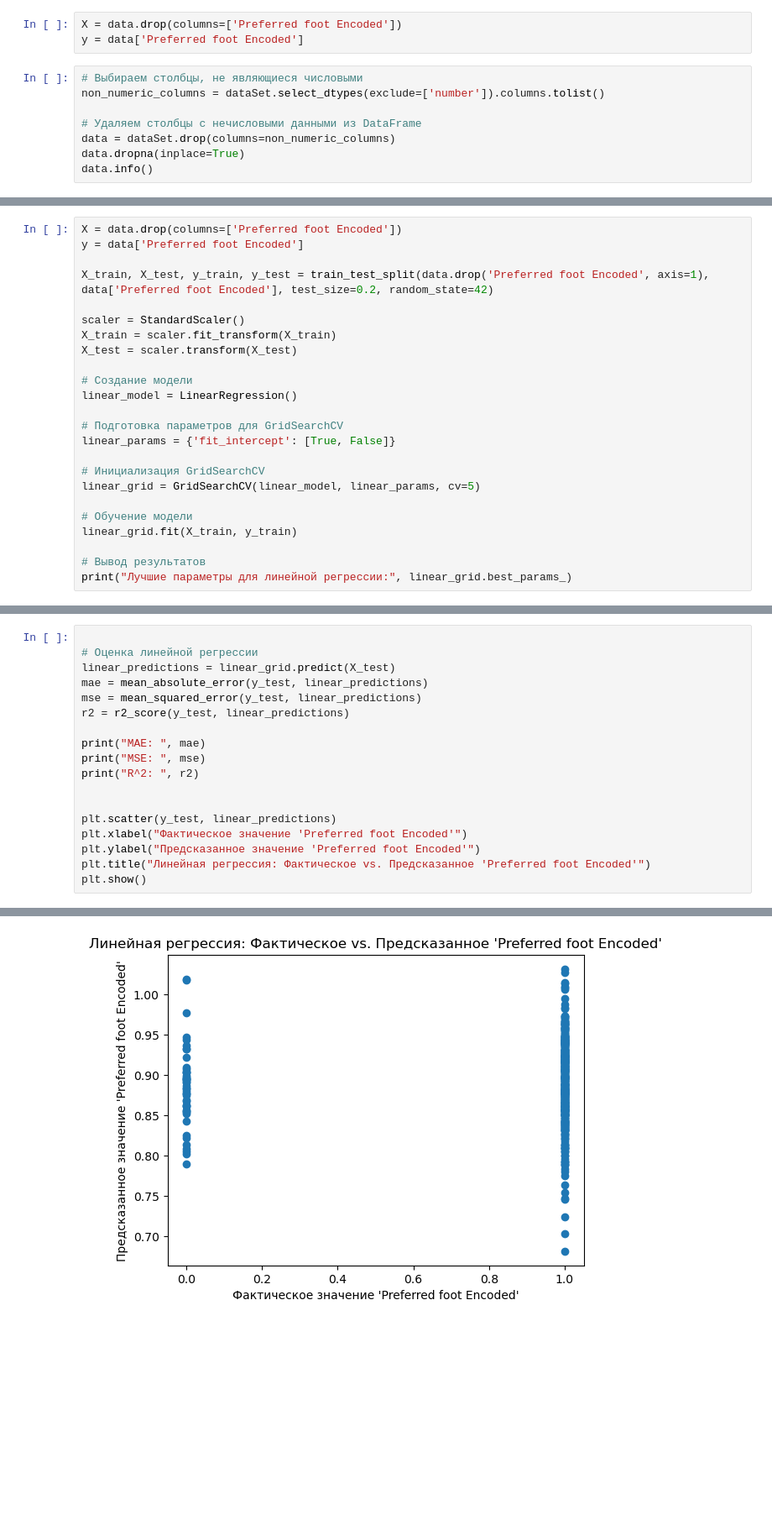
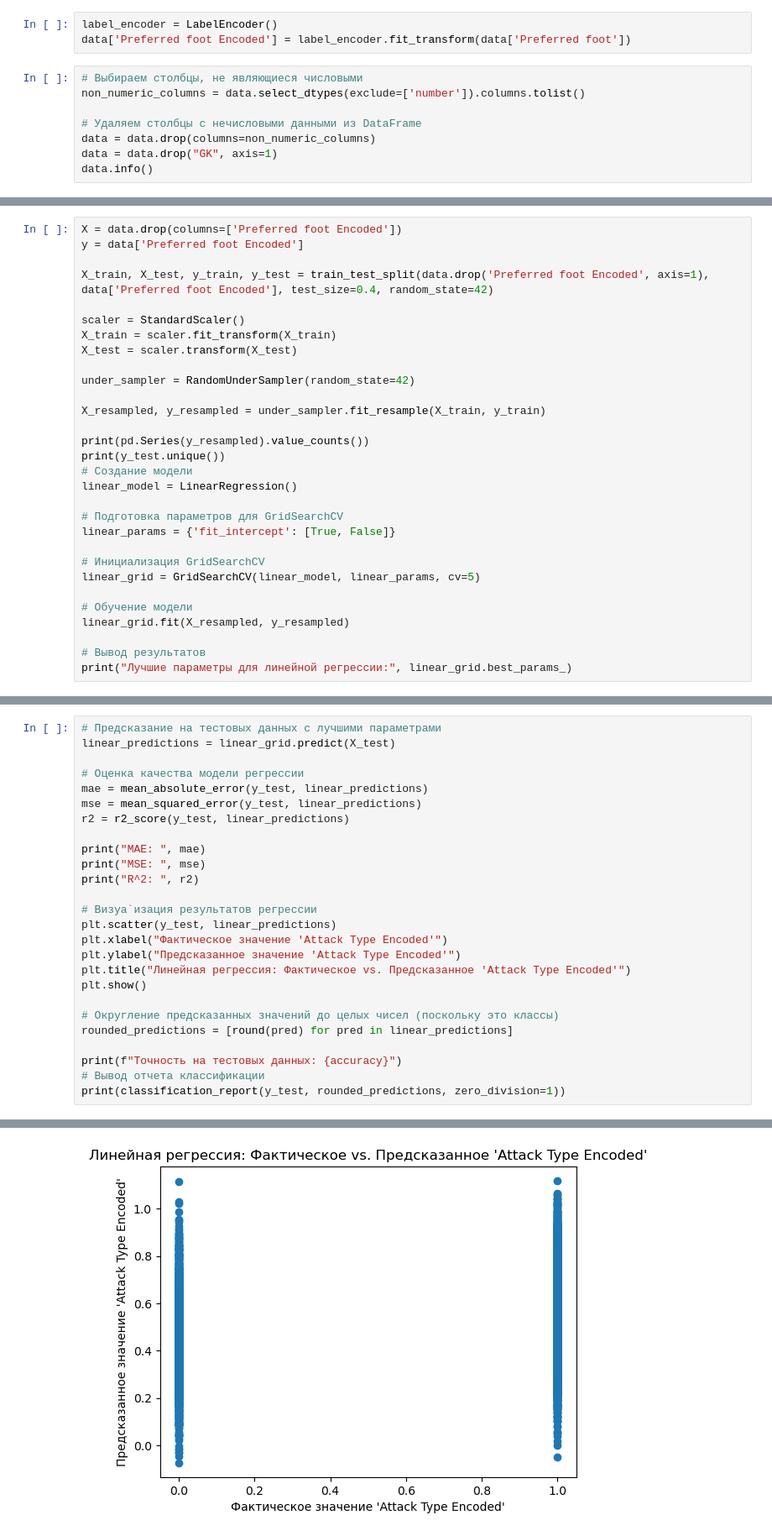
Before and after one commit to ShevRuslan/python-ml, a Jupyter notebook: 3-laba/3laba.ipynb, the cells around one changed output, grey strips where cells are left out. Shown at 84% size. Saved outputs shown, nothing was run; the diff lists cells and outputs as text; blank space fills up the shorter version.

```diff
--- a/3-laba/3laba.ipynb
+++ b/3-laba/3laba.ipynb
@@ -50,13 +44,13 @@ print(dataSet)
 # %%
-X = data.drop(columns=['Preferred foot Encoded'])
-y = data['Preferred foot Encoded']
+label_encoder = LabelEncoder()
+data['Preferred foot Encoded'] = label_encoder.fit_transform(data['Preferred foot'])
 # %%
 # Выбираем столбцы, не являющиеся числовыми
-non_numeric_columns = dataSet.select_dtypes(exclude=['number']).columns.tolist()
+non_numeric_columns = data.select_dtypes(exclude=['number']).columns.tolist()
 
 # Удаляем столбцы с нечисловыми данными из DataFrame
-data = dataSet.drop(columns=non_numeric_columns)
-data.dropna(inplace=True)
+data = data.drop(columns=non_numeric_columns)
+data = data.drop("GK", axis=1)
 data.info()
 # %% [output]
 <class 'pandas.core.frame.DataFrame'>
@@ -80,12 +74,18 @@ memory usage: 602.4 KB
 X = data.drop(columns=['Preferred foot Encoded'])
 y = data['Preferred foot Encoded']
 
-X_train, X_test, y_train, y_test = train_test_split(data.drop('Preferred foot Encoded', axis=1), data['Preferred foot Encoded'], test_size=0.2, random_state=42)
+X_train, X_test, y_train, y_test = train_test_split(data.drop('Preferred foot Encoded', axis=1), data['Preferred foot Encoded'], test_size=0.4, random_state=42)
 
 scaler = StandardScaler()
 X_train = scaler.fit_transform(X_train)
 X_test = scaler.transform(X_test)
 
+under_sampler = RandomUnderSampler(random_state=42)
+
+X_resampled, y_resampled = under_sampler.fit_resample(X_train, y_train)
+
+print(pd.Series(y_resampled).value_counts())
+print(y_test.unique())
 # Создание модели
 linear_model = LinearRegression()
 
@@ -96,7 +96,7 @@ linear_params = {'fit_intercept': [True, False]}
 linear_grid = GridSearchCV(linear_model, linear_params, cv=5)
 
 # Обучение модели
-linear_grid.fit(X_train, y_train)
+linear_grid.fit(X_resampled, y_resampled)
 
 # Вывод результатов
 print("Лучшие параметры для линейной регрессии:", linear_grid.best_params_)
@@ -104,8 +108,9 @@ print("Лучшие параметры для линейной регресси
 Лучшие параметры для линейной регрессии: {'fit_intercept': True}
 # %%
+# Предсказание на тестовых данных с лучшими параметрами
+linear_predictions = linear_grid.predict(X_test)
 
-# Оценка линейной регрессии
-linear_predictions = linear_grid.predict(X_test)
+# Оценка качества модели регрессии
 mae = mean_absolute_error(y_test, linear_predictions)
 mse = mean_squared_error(y_test, linear_predictions)
 r2 = r2_score(y_test, linear_predictions)
@@ -114,10 +119,17 @@ print("MAE: ", mae)
 print("MSE: ", mse)
 print("R^2: ", r2)
 
+# Визуа`изация результатов регрессии
+plt.scatter(y_test, linear_predictions)
+plt.xlabel("Фактическое значение 'Attack Type Encoded'")
+plt.ylabel("Предсказанное значение 'Attack Type Encoded'")
+plt.title("Линейная регрессия: Фактическое vs. Предсказанное 'Attack Type Encoded'")
+plt.show()
 
-plt.scatter(y_test, linear_predictions)
-plt.xlabel("Фактическое значение 'Preferred foot Encoded'")
-plt.ylabel("Предсказанное значение 'Preferred foot Encoded'")
-plt.title("Линейная регрессия: Фактическое vs. Предсказанное 'Preferred foot Encoded'")
-plt.show()
+# Округление предсказанных значений до целых чисел (поскольку это классы)
+rounded_predictions = [round(pred) for pred in linear_predictions]
+
+print(f"Точность на тестовых данных: {accuracy}")
+# Вывод отчета классификации
+print(classification_report(y_test, rounded_predictions, zero_division=1))
 # %% [output]
@@ -127 +139 @@ R^2:  -0.018074415195129756
-[figure, old version]
+[figure, new version]
```
Also changed, not shown: parts of 6 cells of this notebook, 9 other files.
